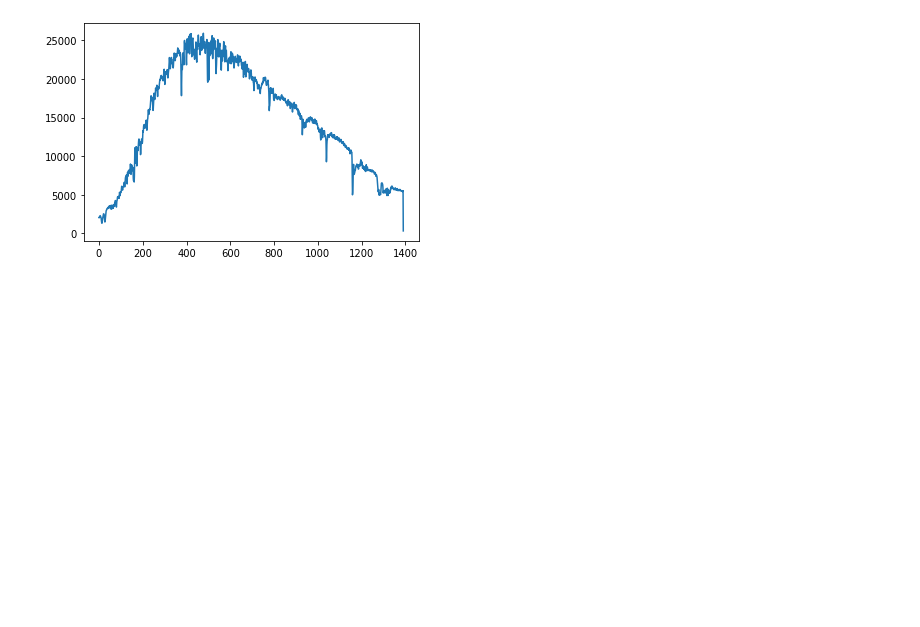
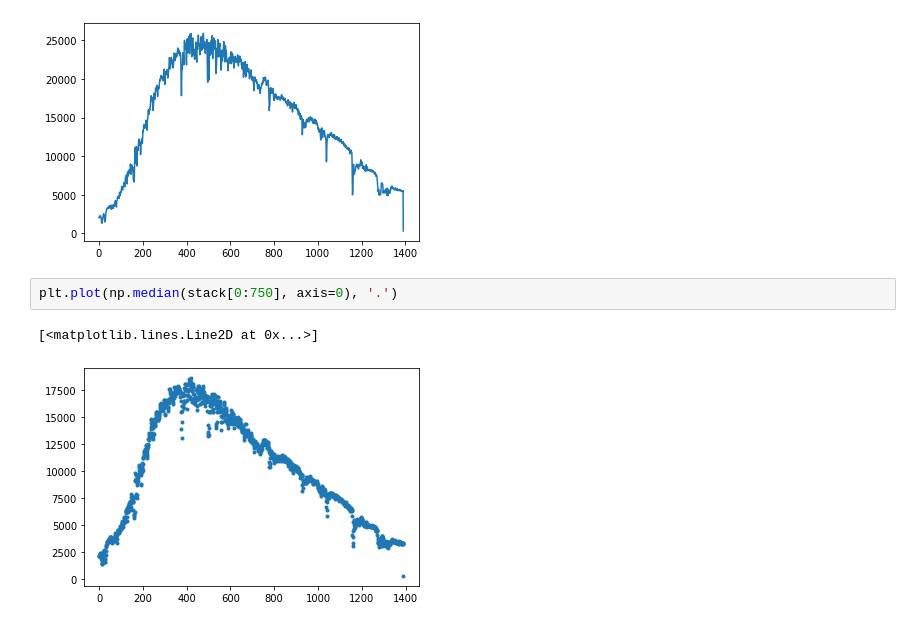
Before and after one commit to Yousousen/solar_physics, a Jupyter notebook: spectrum.ipynb, the cells around one changed output. Saved outputs shown, nothing was run; the diff lists cells and outputs as text; blank space fills up the shorter version.

```diff
--- a/spectrum.ipynb
+++ b/spectrum.ipynb
@@ -106,3 +108,8 @@ plt.plot(np.median(stack[0:500], axis=0))
 # %% [output]
 [<matplotlib.lines.Line2D at 0x...>]
 [figure]
+# %%
+plt.plot(np.median(stack[0:750], axis=0), '.')
+# %% [output]
+[<matplotlib.lines.Line2D at 0x...>]
+[figure, added]
```
Also changed, not shown: parts of 4 cells of this notebook, 3 other files.
